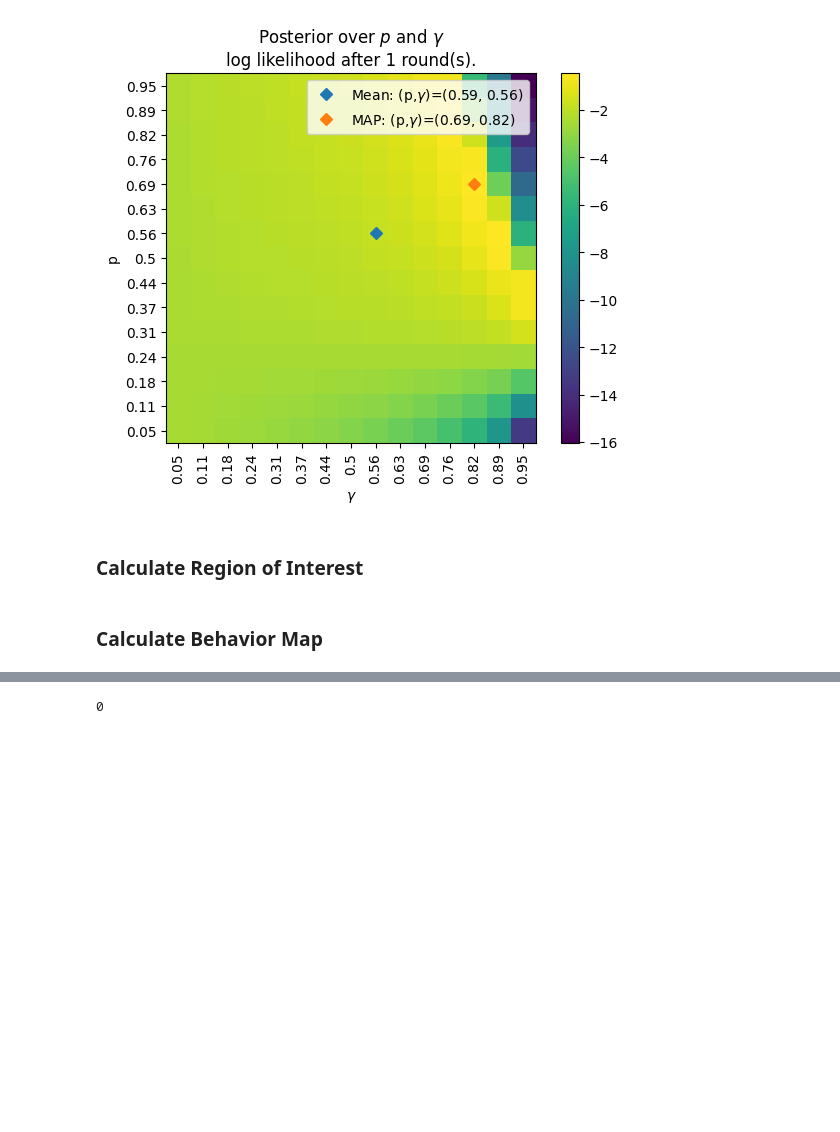
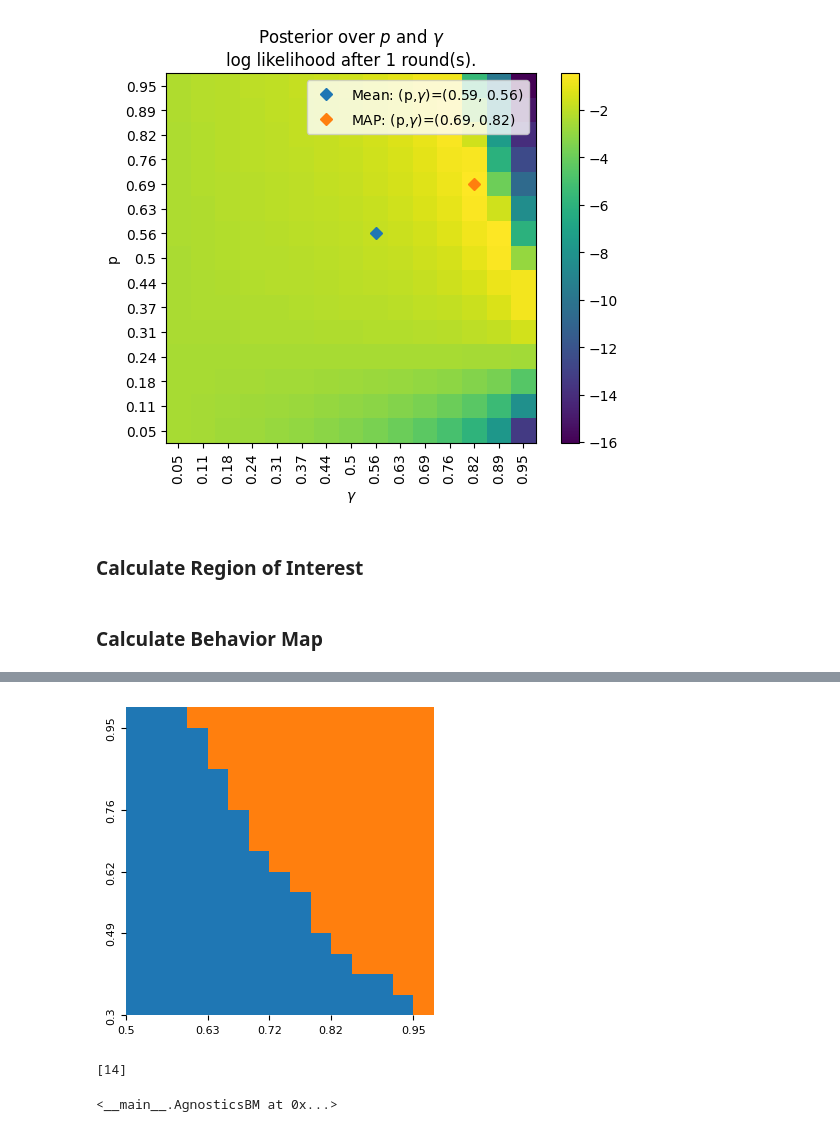
Before and after one commit to ankile/irl-environment-design, a Jupyter notebook: notebooks/03_pn_bm_search.ipynb, the cells around one changed output, grey strips where cells are left out. Saved outputs shown, nothing was run; the diff lists cells and outputs as text; code cells hidden in the pictures; blank space fills up the shorter version.

```diff
--- a/notebooks/03_pn_bm_search.ipynb
+++ b/notebooks/03_pn_bm_search.ipynb
@@ -216,4 +326,2 @@ from the rollouts of the subdominant policies. This will make the dominant polic
-# %%
-dominant_policy
-# %% [output]
-0
+# %%
+agnostics_bm = AgnosticsBM(environment=env_design.base_environment,behavior_map_environment=out)
@@ -220,3 +330,15 @@ dominant_policy
+# %%
+agnostics_bm.plot_behavior_map()
+# %% [output]
+[figure, added]
+# %%
+agnostics_bm.environment.wall_states
+# %% [output]
+[14]
+# %%
+agnostics_bm
+# %% [output]
+<__main__.AgnosticsBM at 0x...>
 # %%
 from copy import deepcopy
 
```
Also changed, not shown: parts of 7 cells of this notebook, 3 other files.
